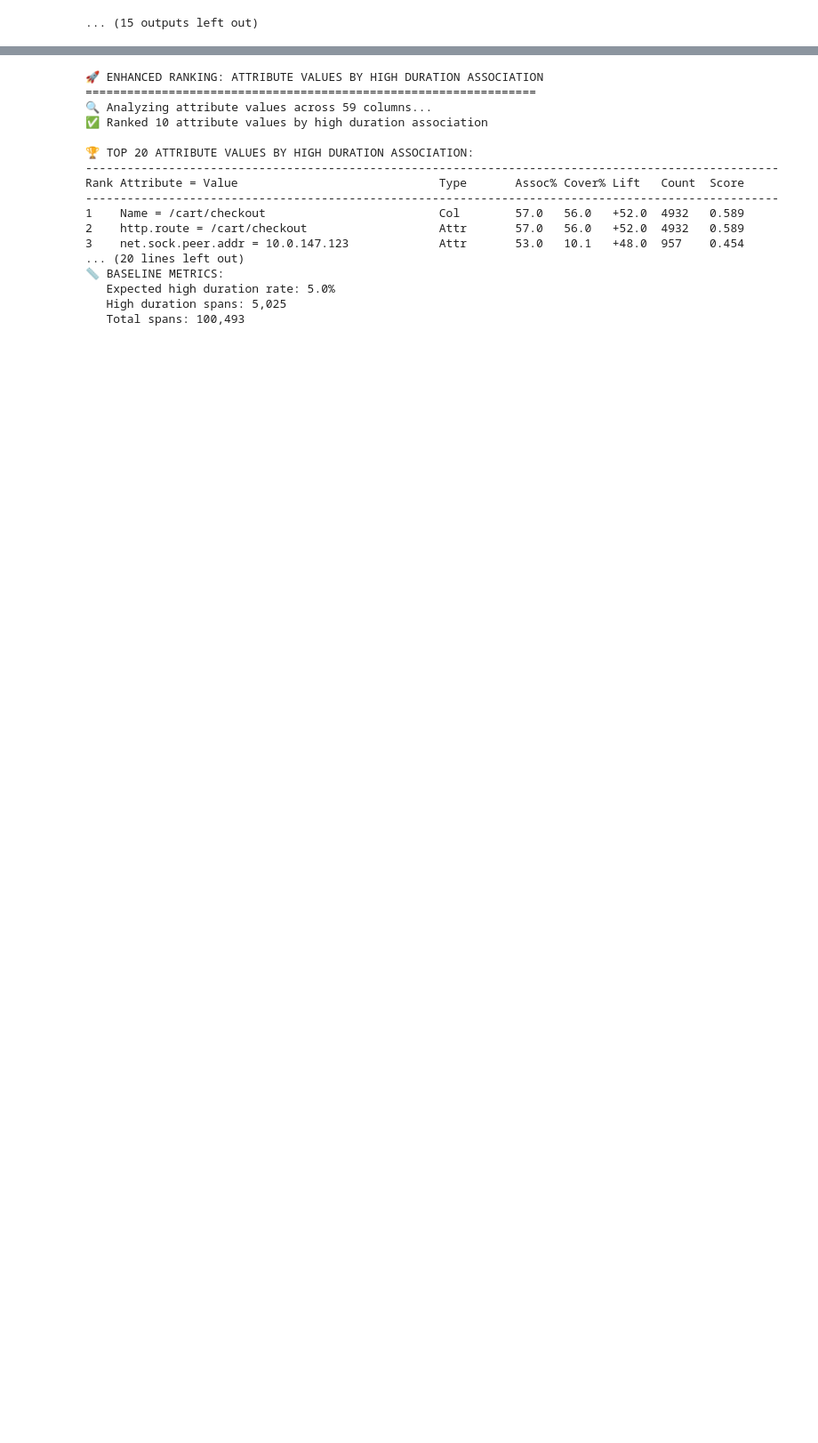
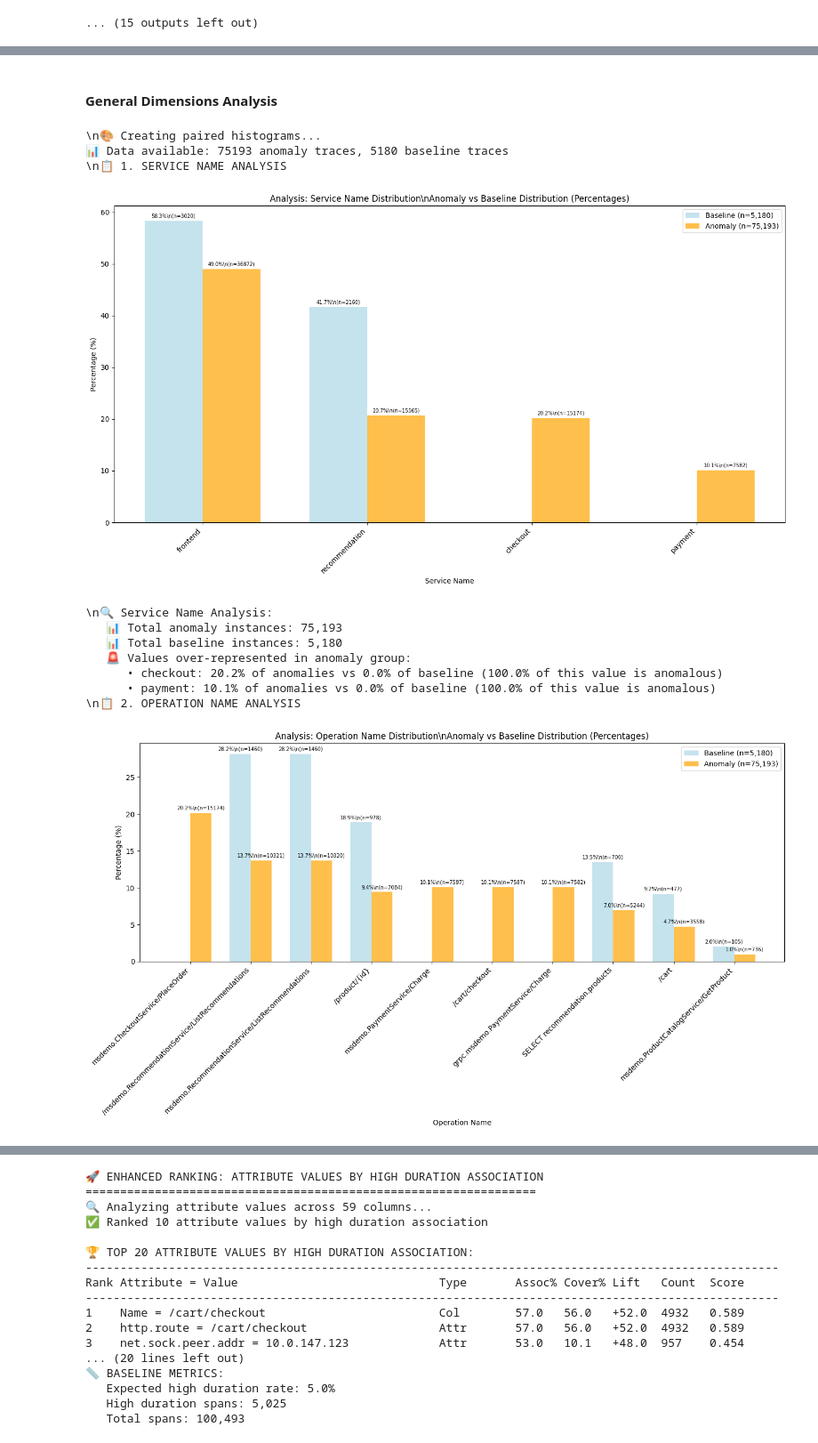
Before and after one commit to microsoft/Docker-Provider, a Jupyter notebook: traces/trace_duration_heatmap_analysis.ipynb, the cells around one changed output, grey strips where cells are left out. Shown at 89% size. Cells and saved outputs as stored; diff of their text form; code cells hidden in the pictures; blank space fills up the shorter version.

```diff
--- a/traces/trace_duration_heatmap_analysis.ipynb
+++ b/traces/trace_duration_heatmap_analysis.ipynb
@@ -1156,0 +1398,2 @@ else:
+# %%
+df = parse_attributes_to_columns(df).copy()
@@ -1156,0 +1469,68 @@ else:
+# %% [markdown]
+#### General Dimensions Analysis
+# %%
+
+# Now creating paired histograms for each dimension
+print(f"\\n🎨 Creating paired histograms...")
+print(f"📊 Data available: {len(df_anomaly)} anomaly traces, {len(df_baseline)} baseline traces")
+
+if len(df_anomaly) > 0 and len(df_baseline) > 0:
+
+    # 1. SERVICE NAME Analysis
+    print(f"\\n📋 1. SERVICE NAME ANALYSIS")
+    create_anomaly_histogram(
+        'Service Name',
+        df_anomaly['ServiceName'].fillna('NULL'),
+        df_baseline['ServiceName'].fillna('NULL'),
+        'Service Name Distribution'
+    )
+
+    # 2. OPERATION NAME Analysis (limit to top 10 for readability)
+    print(f"\\n📋 2. OPERATION NAME ANALYSIS")
+    create_anomaly_histogram(
+        'Operation Name',
+        df_anomaly['Name'].fillna('NULL'),
+        df_baseline['Name'].fillna('NULL'),
+        'Operation Name Distribution',
+        max_categories=10
+    )
+
+    # 3. STATUS CODE Analysis
+    if 'StatusCode' in df_anomaly.columns:
+        print(f"\\n📋 3. STATUS CODE ANALYSIS")
+        create_anomaly_histogram(
+            'Status Code',
+            df_anomaly['StatusCode'].fillna('NULL'),
+            df_baseline['StatusCode'].fillna('NULL'),
+            'Status Code Distribution'
+        )
+
+    # 4. SUCCESS FLAG Analysis
+    if 'Success' in df_anomaly.columns:
+        print(f"\\n📋 4. SUCCESS FLAG ANALYSIS")
+        create_anomaly_histogram(
+            'Success Flag',
+            df_anomaly['Success'].fillna('NULL'),
+            df_baseline['Success'].fillna('NULL'),
+            'Success Flag Distribution'
+        )
+
+    print(f"\\n✅ Paired histograms completed!")
+
+else:
+    print(f"⚠️ Insufficient data for histogram analysis")
+    print(f"   Anomaly traces: {len(df_anomaly) if 'df_anomaly' in locals() else 0}")
+    print(f"   Baseline traces: {len(df_baseline) if 'df_baseline' in locals() else 0}")
+# %% [output]
+\n🎨 Creating paired histograms...
+📊 Data available: 75193 anomaly traces, 5180 baseline traces
+\n📋 1. SERVICE NAME ANALYSIS
+[figure, added]
+\n🔍 Service Name Analysis:
+   📊 Total anomaly instances: 75,193
+   📊 Total baseline instances: 5,180
+   🚨 Values over-represented in anomaly group:
+      • checkout: 20.2% of anomalies vs 0.0% of baseline (100.0% of this value is anomalous)
+      • payment: 10.1% of anomalies vs 0.0% of baseline (100.0% of this value is anomalous)
+\n📋 2. OPERATION NAME ANALYSIS
+[figure, added]
```
Also changed, not shown: parts of 29 cells of this notebook.
